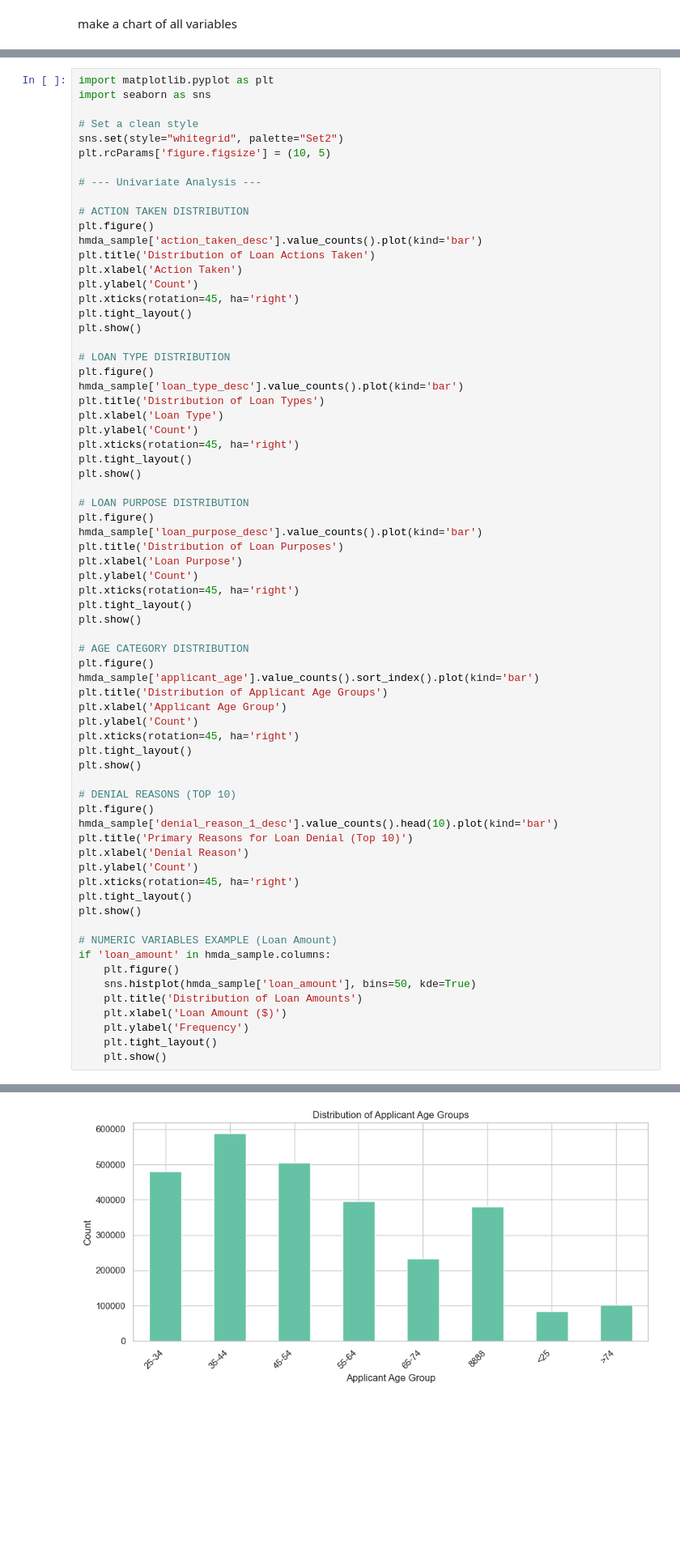
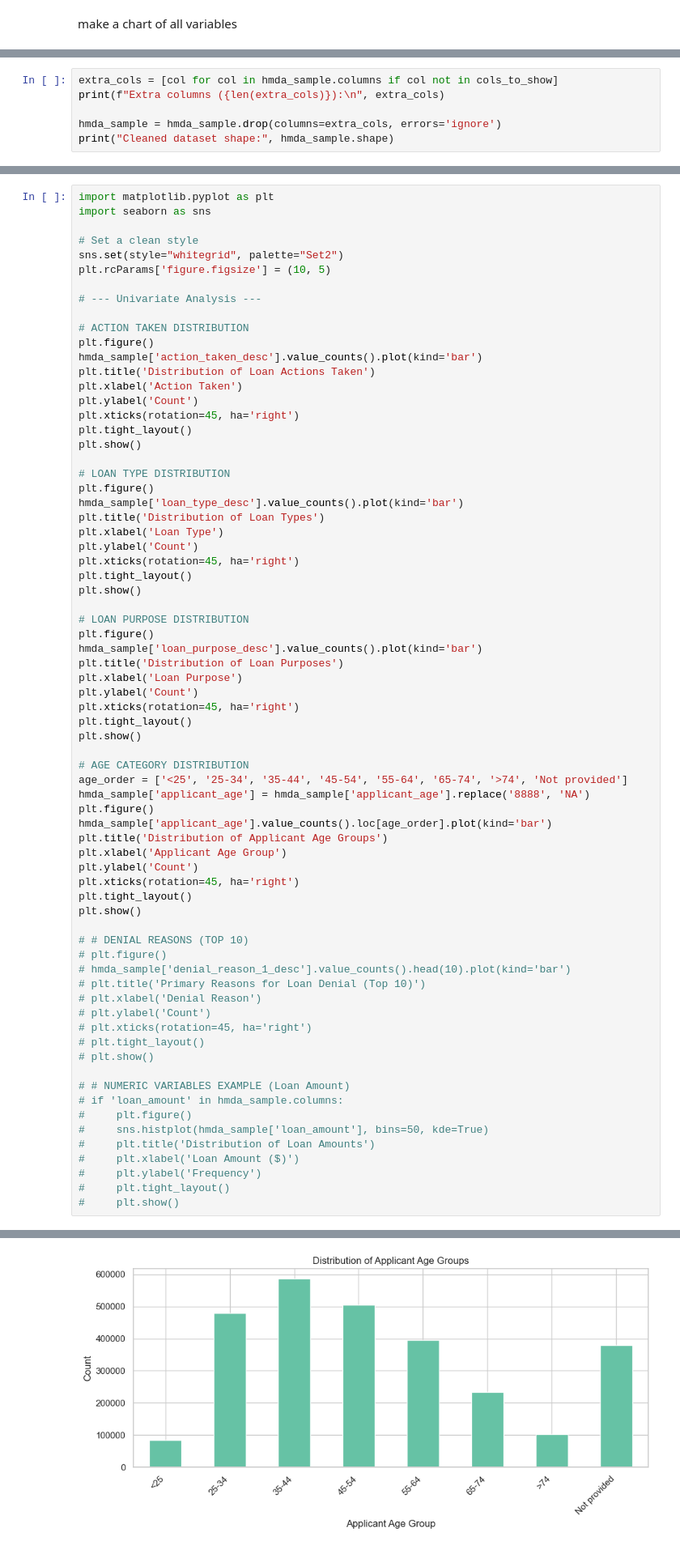
Before and after one commit to JohnQuattrini/-John-Quattrini-Real-Estate-Trends-INST414-Data-Science-Techniques, a Jupyter notebook: capstone_sprint2.ipynb, the cells around one changed output, grey strips where cells are left out. Shown at 81% size. Cells and saved outputs as stored; diff of their text form; blank space fills up the shorter version.

```diff
--- a/capstone_sprint2.ipynb
+++ b/capstone_sprint2.ipynb
@@ -351,0 +286,6 @@ hmda_sample['denial_reason_1_desc'] = hmda_sample['denial_reason_1'].map(denial_
+# %%
+extra_cols = [col for col in hmda_sample.columns if col not in cols_to_show]
+print(f"Extra columns ({len(extra_cols)}):\n", extra_cols)
+
+hmda_sample = hmda_sample.drop(columns=extra_cols, errors='ignore')
+print("Cleaned dataset shape:", hmda_sample.shape)
@@ -376,50 +343,52 @@ plt.title('Distribution of Loan Types')
 plt.xlabel('Loan Type')
 plt.ylabel('Count')
 plt.xticks(rotation=45, ha='right')
 plt.tight_layout()
 plt.show()
 
 # LOAN PURPOSE DISTRIBUTION
 plt.figure()
 hmda_sample['loan_purpose_desc'].value_counts().plot(kind='bar')
 plt.title('Distribution of Loan Purposes')
 plt.xlabel('Loan Purpose')
 plt.ylabel('Count')
 plt.xticks(rotation=45, ha='right')
 plt.tight_layout()
 plt.show()
 
 # AGE CATEGORY DISTRIBUTION
+age_order = ['<25', '25-34', '35-44', '45-54', '55-64', '65-74', '>74', 'Not provided']
+hmda_sample['applicant_age'] = hmda_sample['applicant_age'].replace('8888', 'NA')
 plt.figure()
-hmda_sample['applicant_age'].value_counts().sort_index().plot(kind='bar')
+hmda_sample['applicant_age'].value_counts().loc[age_order].plot(kind='bar')
 plt.title('Distribution of Applicant Age Groups')
 plt.xlabel('Applicant Age Group')
 plt.ylabel('Count')
 plt.xticks(rotation=45, ha='right')
 plt.tight_layout()
 plt.show()
 
-# DENIAL REASONS (TOP 10)
-plt.figure()
-hmda_sample['denial_reason_1_desc'].value_counts().head(10).plot(kind='bar')
-plt.title('Primary Reasons for Loan Denial (Top 10)')
-plt.xlabel('Denial Reason')
-plt.ylabel('Count')
-plt.xticks(rotation=45, ha='right')
-plt.tight_layout()
-plt.show()
+# # DENIAL REASONS (TOP 10)
+# plt.figure()
+# hmda_sample['denial_reason_1_desc'].value_counts().head(10).plot(kind='bar')
+# plt.title('Primary Reasons for Loan Denial (Top 10)')
+# plt.xlabel('Denial Reason')
+# plt.ylabel('Count')
+# plt.xticks(rotation=45, ha='right')
+# plt.tight_layout()
+# plt.show()
 
-# NUMERIC VARIABLES EXAMPLE (Loan Amount)
-if 'loan_amount' in hmda_sample.columns:
-    plt.figure()
-    sns.histplot(hmda_sample['loan_amount'], bins=50, kde=True)
-    plt.title('Distribution of Loan Amounts')
-    plt.xlabel('Loan Amount ($)')
-    plt.ylabel('Frequency')
-    plt.tight_layout()
-    plt.show()
+# # NUMERIC VARIABLES EXAMPLE (Loan Amount)
+# if 'loan_amount' in hmda_sample.columns:
+#     plt.figure()
+#     sns.histplot(hmda_sample['loan_amount'], bins=50, kde=True)
+#     plt.title('Distribution of Loan Amounts')
+#     plt.xlabel('Loan Amount ($)')
+#     plt.ylabel('Frequency')
+#     plt.tight_layout()
+#     plt.show()
 # %% [output]
 [figure]
 [figure]
 [figure]
-[figure, old version]
+[figure, new version]
```
Also changed, not shown: parts of 10 cells of this notebook.
